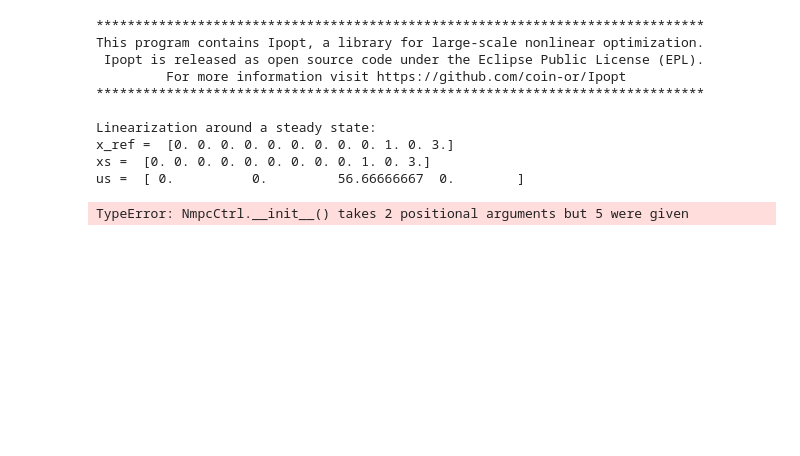
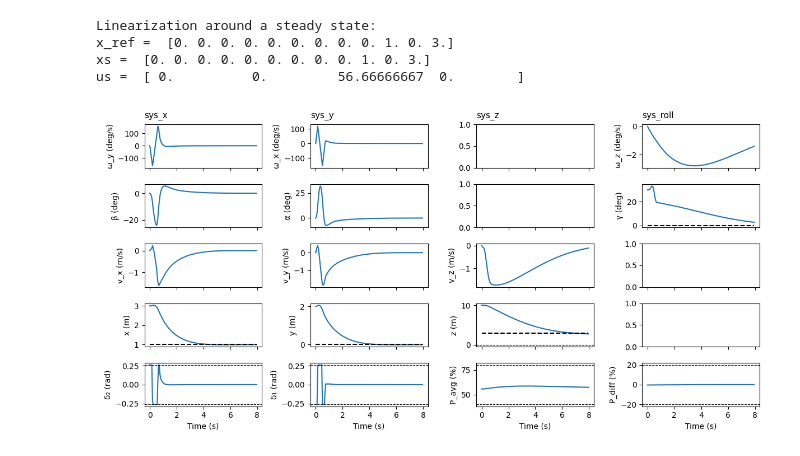
Before and after one commit to VincentEllenrieder/MPC-project-groupBS, a Jupyter notebook: project/Deliverable_7/Deliverable_7_1.ipynb, the cells around one changed output. Drawn from its saved outputs; the diff is of its cells as text; code cells hidden in the pictures; blank space fills up the shorter version.

```diff
--- a/project/Deliverable_7/Deliverable_7_1.ipynb
+++ b/project/Deliverable_7/Deliverable_7_1.ipynb
@@ -27,7 +30,7 @@ rocket.mass = 1.7 # Do not change!!!
 vis = RocketVis(rocket, rocket_obj_path)
 vis.anim_rate = 1
 # %%
-sim_time = 20 # simulation length in seconds
+sim_time = 8 # simulation length in seconds
 x0 = np.zeros(12) # w, phi, v, p
 x0[5] = np.deg2rad(30.0) #roll
 x0[9] = 3.0 # x
@@ -46,18 +49,18 @@ print("x_ref = ", x_ref)
 print("xs = ", xs)
 print("us = ", us)
 
-H = 5 # horizon time
+H = 8 # horizon time
 nmpc = NmpcCtrl(rocket, H, xs, us)
 # %% [output]
-******************************************************************************
-This program contains Ipopt, a library for large-scale nonlinear optimization.
- Ipopt is released as open source code under the Eclipse Public License (EPL).
-         For more information visit https://github.com/coin-or/Ipopt
-******************************************************************************
-
 Linearization around a steady state:
 x_ref =  [0. 0. 0. 0. 0. 0. 0. 0. 0. 1. 0. 3.]
 xs =  [0. 0. 0. 0. 0. 0. 0. 0. 0. 1. 0. 3.]
 us =  [ 0.          0.         56.66666667  0.        ]
-TypeError: NmpcCtrl.__init__() takes 2 positional arguments but 5 were given
+# %%
+# Open-loop
+u0, x_ol, u_ol, t_ol = nmpc.get_u(t0=0.0, x0=x0)
+plot_static_states_inputs(t_ol[:-1], x_ol[:, :-1], u_ol, xs)
+plt.savefig("NMPC_open_loop_states_inputs.pdf", bbox_inches="tight")
+# %% [output]
+[figure, added]
 # %%
```
Also changed, not shown: parts of 3 cells of this notebook, 5 other files.
